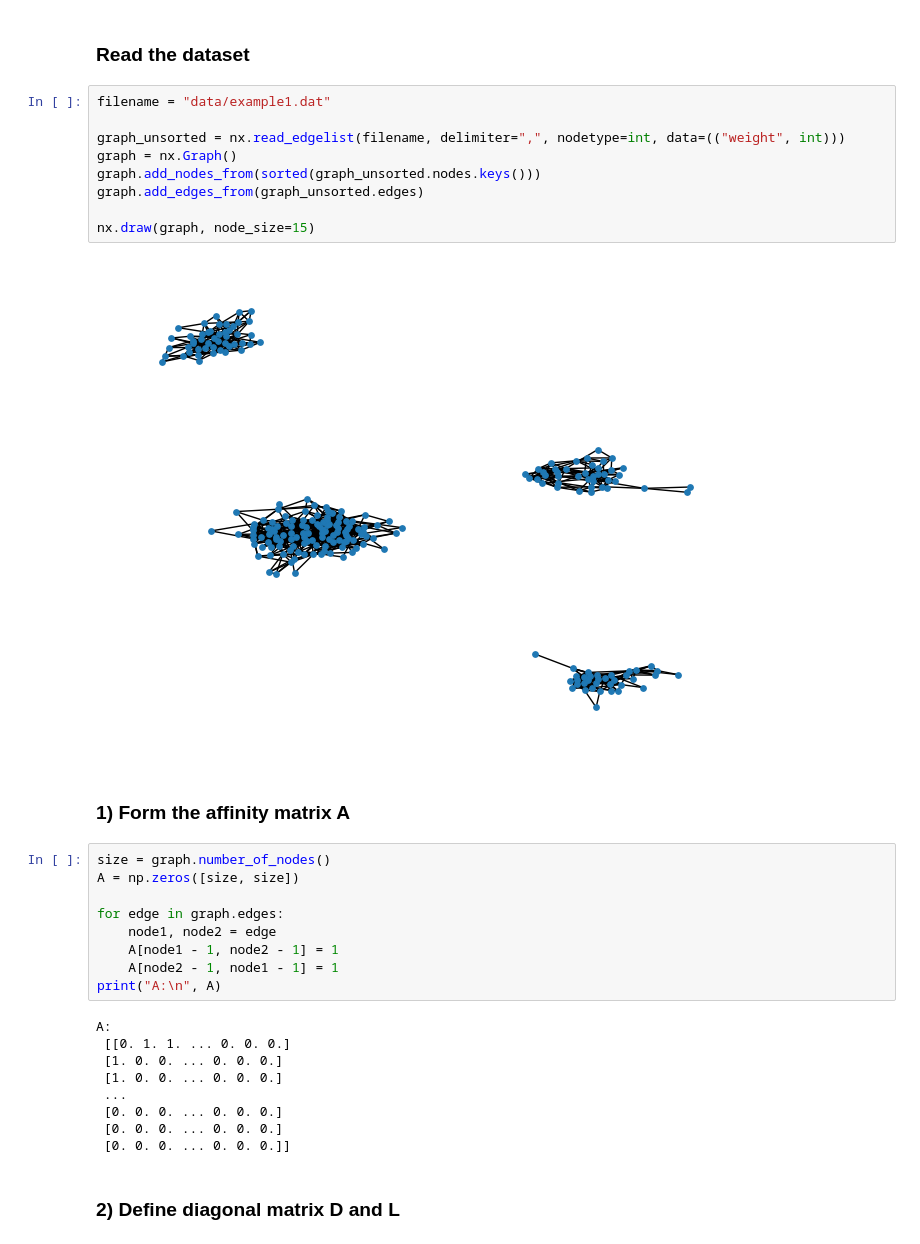
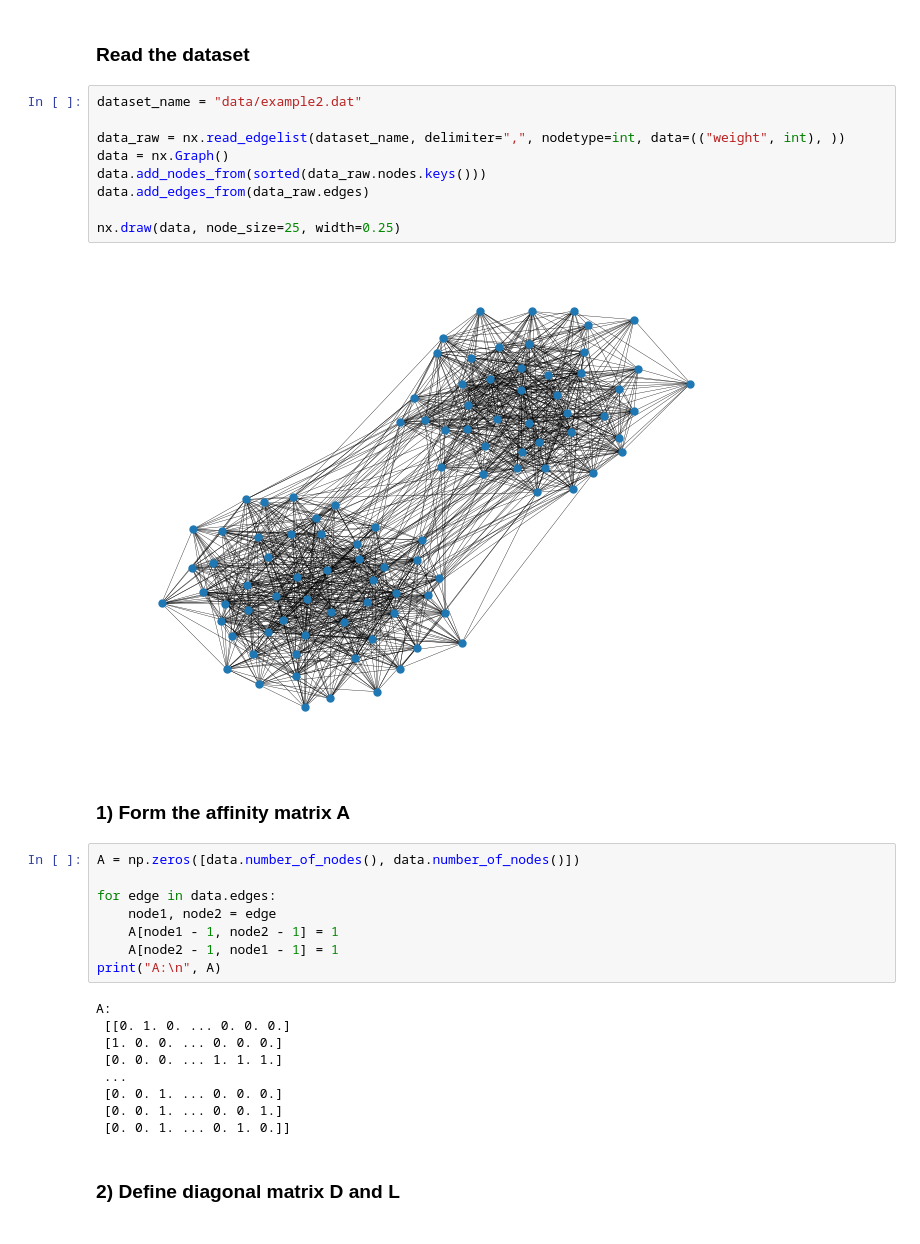
Before and after one commit to romtrost/ID2222-Data-Mining, a Jupyter notebook: HW4/Main.ipynb, the cells around one changed output. Cells and saved outputs as stored; diff of their text form.

```diff
--- a/HW4/Main.ipynb
+++ b/HW4/Main.ipynb
@@ -6,36 +6,35 @@ from sklearn.cluster import KMeans
 # %% [markdown]
 ### Read the dataset
 # %%
-filename = "data/example1.dat"
+dataset_name = "data/example2.dat"
 
-graph_unsorted = nx.read_edgelist(filename, delimiter=",", nodetype=int, data=(("weight", int)))
-graph = nx.Graph()
-graph.add_nodes_from(sorted(graph_unsorted.nodes.keys()))
-graph.add_edges_from(graph_unsorted.edges)
+data_raw = nx.read_edgelist(dataset_name, delimiter=",", nodetype=int, data=(("weight", int), ))
+data = nx.Graph()
+data.add_nodes_from(sorted(data_raw.nodes.keys()))
+data.add_edges_from(data_raw.edges)
 
-nx.draw(graph, node_size=15)
+nx.draw(data, node_size=25, width=0.25)
 # %% [output]
-[figure, old version]
+[figure, new version]
 # %% [markdown]
 ### 1) Form the affinity matrix A
 # %%
-size = graph.number_of_nodes()
-A = np.zeros([size, size])
+A = np.zeros([data.number_of_nodes(), data.number_of_nodes()])
 
-for edge in graph.edges:
+for edge in data.edges:
     node1, node2 = edge
     A[node1 - 1, node2 - 1] = 1
     A[node2 - 1, node1 - 1] = 1
 print("A:\n", A)
 # %% [output]
 A:
- [[0. 1. 1. ... 0. 0. 0.]
+ [[0. 1. 0. ... 0. 0. 0.]
  [1. 0. 0. ... 0. 0. 0.]
- [1. 0. 0. ... 0. 0. 0.]
+ [0. 0. 0. ... 1. 1. 1.]
  ...
- [0. 0. 0. ... 0. 0. 0.]
- [0. 0. 0. ... 0. 0. 0.]
- [0. 0. 0. ... 0. 0. 0.]]
+ [0. 0. 1. ... 0. 0. 0.]
+ [0. 0. 1. ... 0. 0. 1.]
+ [0. 0. 1. ... 0. 1. 0.]]
 # %% [markdown]
 ### 2) Define diagonal matrix D and L
 # %%
```
Also changed, not shown: parts of 4 cells of this notebook.
